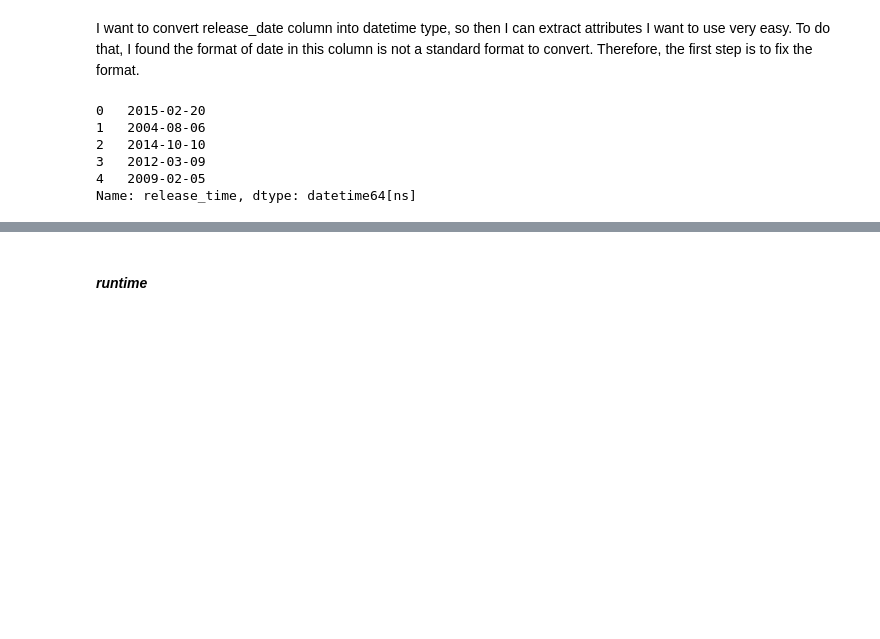
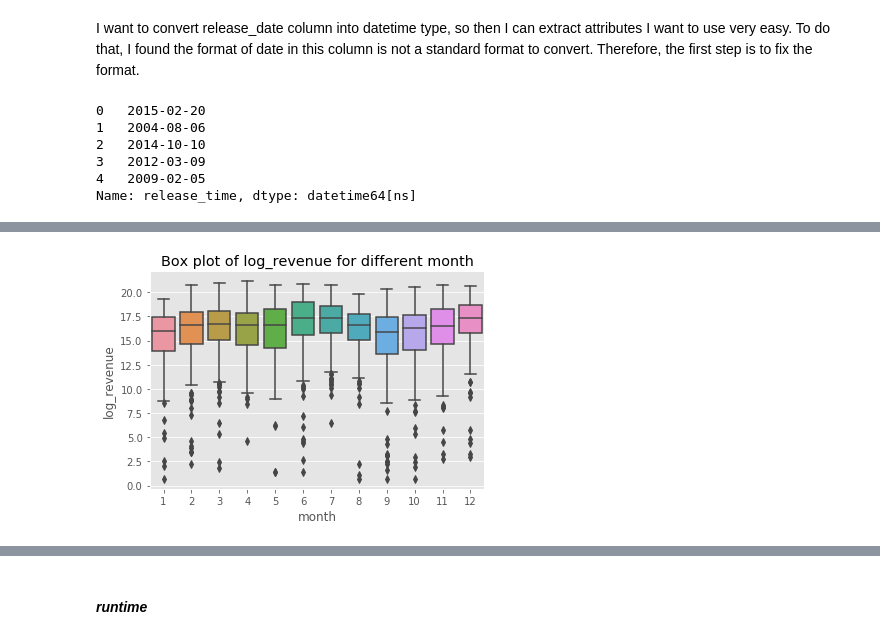
Before and after one commit to zzzzzzhy0607/TMDB-Box-Office-Prediction, a Jupyter notebook: EDA--Part2.ipynb, the cells around one changed output, grey strips where cells are left out. Cells and saved outputs as stored; diff of their text form; code cells hidden in the pictures; blank space fills up the shorter version.

```diff
--- a/EDA--Part2.ipynb
+++ b/EDA--Part2.ipynb
@@ -368,0 +399,6 @@ release_date, ,
+# %%
+# Box plot for log revenue and month
+sns.boxplot(x='month', y='log_revenue', data=train);
+plt.title('Box plot of log_revenue for different month');
+# %% [output]
+[figure, added]
```
Also changed, not shown: parts of 15 cells of this notebook.
